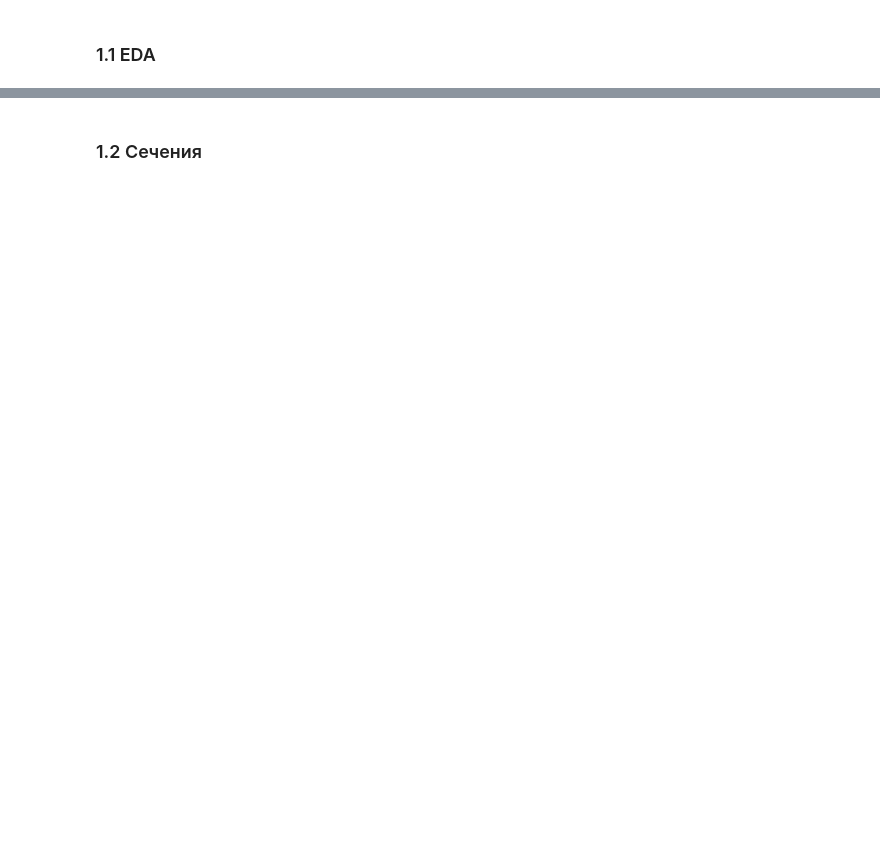
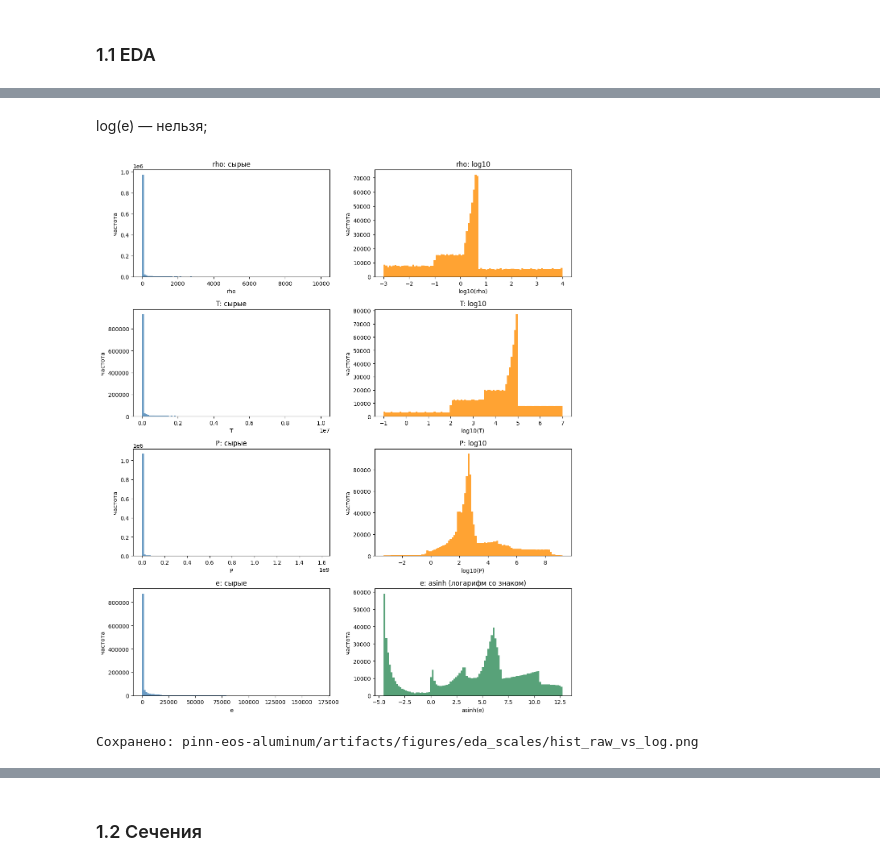
Before and after one commit to Antibote/pinn-eos-aluminum, a Jupyter notebook: notebooks/pinn_eos_colab.ipynb, the cells around one changed output, grey strips where cells are left out. Drawn from its saved outputs; the diff is of its cells as text; code cells hidden in the pictures; blank space fills up the shorter version.

```diff
--- a/notebooks/pinn_eos_colab.ipynb
+++ b/notebooks/pinn_eos_colab.ipynb
@@ -137,0 +415,40 @@ df.head()
+# %% [markdown]
+log(e) — нельзя;
+# %%
+import matplotlib.pyplot as plt
+
+FIG = FIGURES / "eda_scales"
+FIG.mkdir(parents=True, exist_ok=True)
+
+fig, axes = plt.subplots(4, 2, figsize=(12, 14))
+
+for i, col in enumerate(["rho", "T", "P", "e"]):
+    x = df[col].values
+
+    # левая колонка — сырые значения
+    ax = axes[i, 0]
+    ax.hist(x, bins=100, color="steelblue", alpha=0.8)
+    ax.set_title(f"{col}: сырые")
+    ax.set_xlabel(col)
+    ax.set_ylabel("частота")
+
+    # правая колонка — log10 для положительных, asinh для знакопеременной e
+    ax = axes[i, 1]
+    if np.all(x > 0):
+        ax.hist(np.log10(x), bins=100, color="darkorange", alpha=0.8)
+        ax.set_title(f"{col}: log10")
+        ax.set_xlabel(f"log10({col})")
+    else:
+        ax.hist(np.arcsinh(x), bins=100, color="seagreen", alpha=0.8)
+        ax.set_title(f"{col}: asinh (логарифм со знаком)")
+        ax.set_xlabel(f"asinh({col})")
+    ax.set_ylabel("частота")
+
+plt.tight_layout()
+out = FIG / "hist_raw_vs_log.png"
+plt.savefig(out, dpi=120, bbox_inches="tight")
+plt.show()
+print("Сохранено:", out)
+# %% [output]
+[figure, added]
+Сохранено: pinn-eos-aluminum/artifacts/figures/eda_scales/hist_raw_vs_log.png
```
Also changed, not shown: parts of 68 cells of this notebook, 24 other files.
